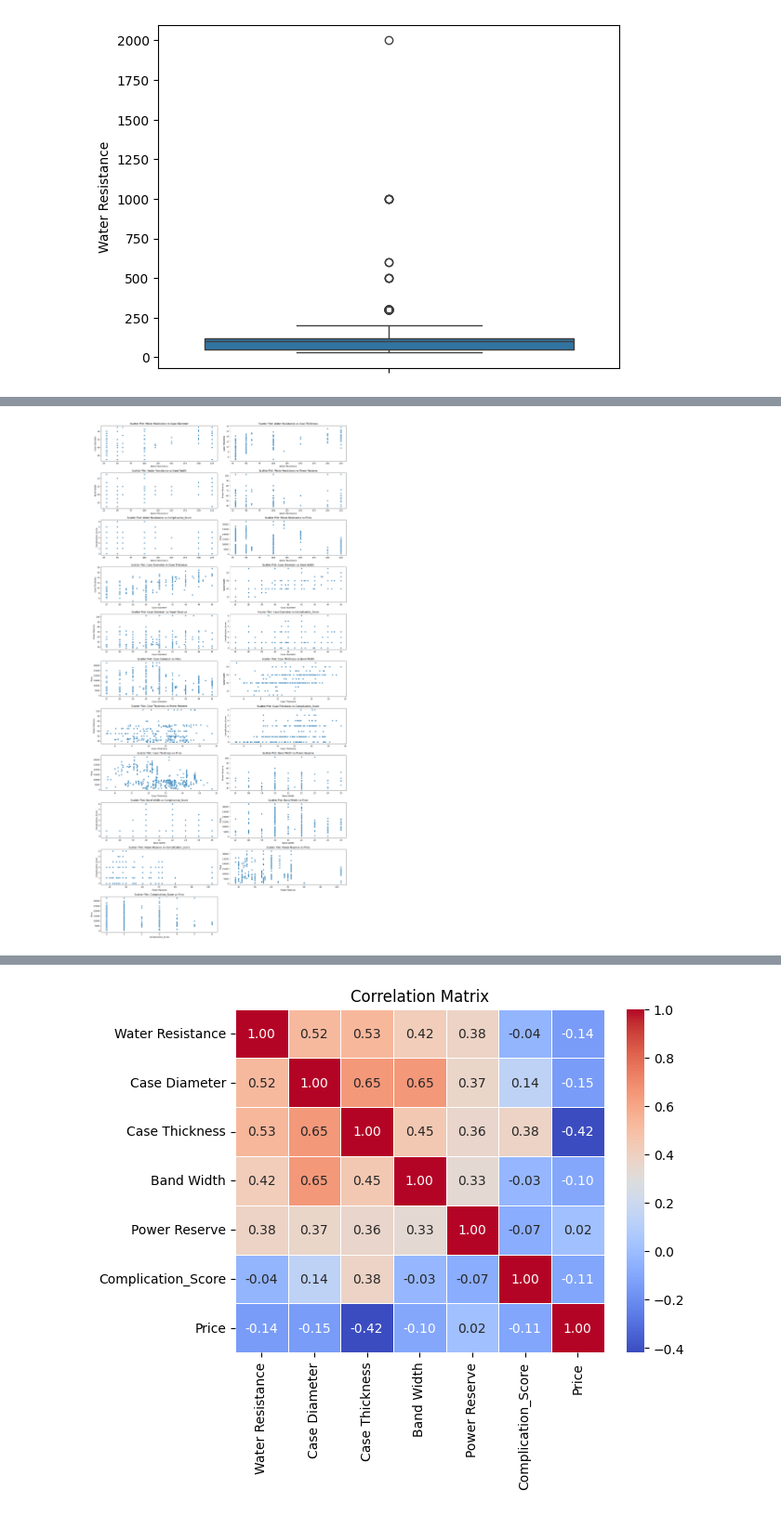
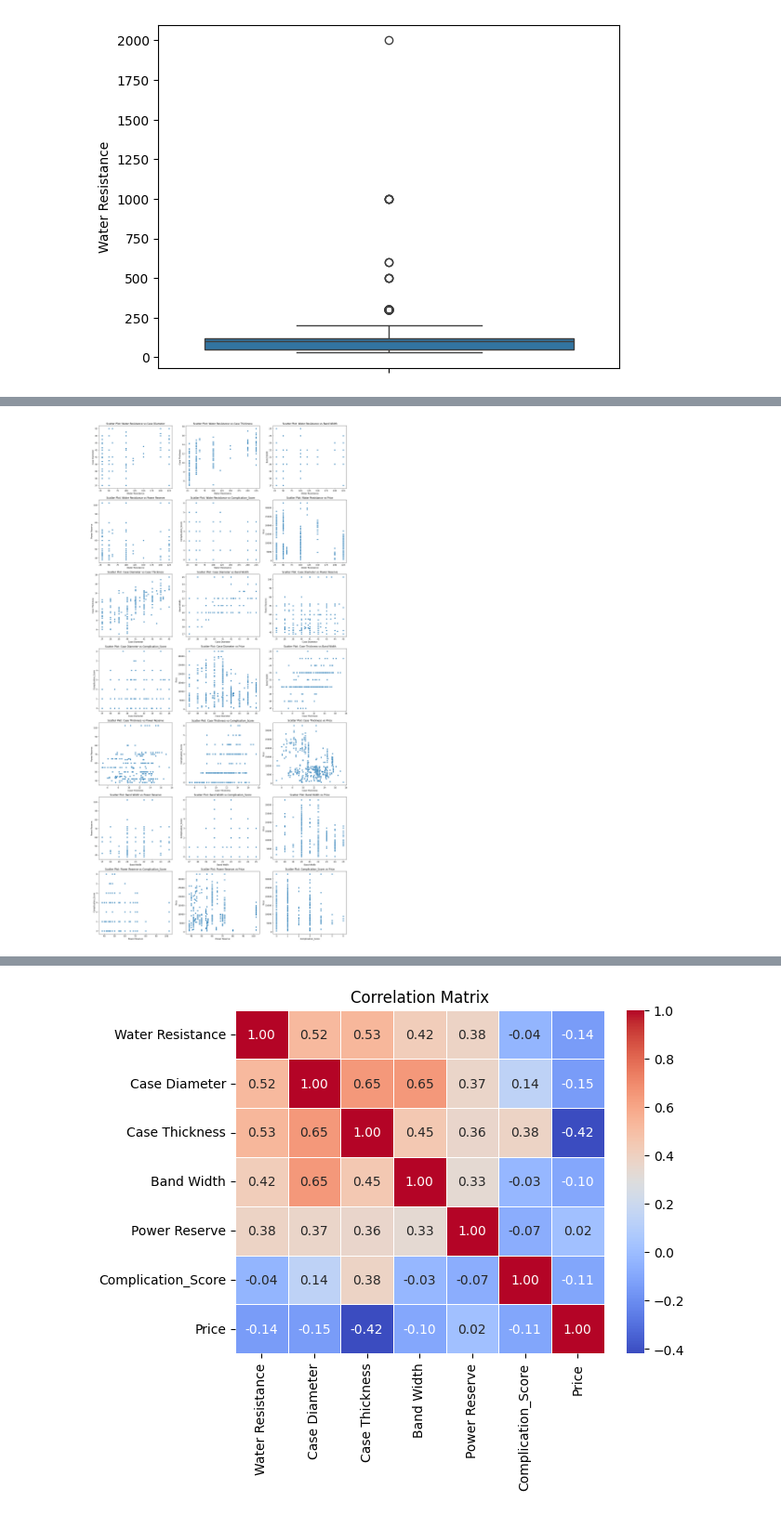
Before and after one commit to wbin04/WatchPricePrediction, a Jupyter notebook: Feature Engineering.ipynb, the cells around one changed output, grey strips where cells are left out. Shown at 93% size. Cells and saved outputs as stored; diff of their text form; code cells hidden in the pictures.

```diff
--- a/Feature Engineering.ipynb
+++ b/Feature Engineering.ipynb
@@ -4,7 +4,7 @@ import seaborn as sns
 import matplotlib.pyplot as plt
 import numpy as np
 # %%
-df = pd.read_csv('/content/drive/MyDrive/khdl/luxury_watches_preprocessed.csv')
+df = pd.read_csv('datasets/luxury_watches_preprocessed.csv')
 df.head()
 # %% [output]
 |  | Brand | Model | Case Material | Strap Material | Movement Type | Water Resistance | Case Diameter | ... |
@@ -35,7 +35,7 @@ for col in num_columns:
     df = clip_outliers(df, col)
 # %%
 num_plots = len(num_columns)
-n_rows = (num_plots // 3) + (num_plots % 3 > 0)
+n_rows = (num_plots // 4) + (num_plots % 4 > 0)
 fig, axes = plt.subplots(n_rows, 4, figsize=(18, 6))
 for i, col in enumerate(num_columns):
     row = i // 4
@@ -53,34 +53,34 @@ plt.show()
 # %%
 num_plots = len(num_columns) * (len(num_columns) - 1) // 2
 
-n_rows = (num_plots // 2) + (num_plots % 2 > 0)
-n_cols = 2
+n_rows = (num_plots // 3) + (num_plots % 3 > 0)
+n_cols = 3
 
 fig, axes = plt.subplots(n_rows, n_cols, figsize=(18,36))
 
 if n_rows == 1:
     axes = axes.reshape(1, 2)
 
 plot_idx = 0
 for i in range(len(num_columns)):
     for j in range(i + 1, len(num_columns)):
         x_col = num_columns[i]
         y_col = num_columns[j]
         row = plot_idx // n_cols
         col_idx = plot_idx % n_cols
         sns.scatterplot(x=df[x_col], y=df[y_col], ax=axes[row, col_idx])
         axes[row, col_idx].set_title(f'Scatter Plot: {x_col} vs {y_col}')
         axes[row, col_idx].set_xlabel(x_col)
         axes[row, col_idx].set_ylabel(y_col)
         plot_idx += 1
 
 for ax in axes.flatten()[plot_idx:]:
     ax.set_visible(False)
 
 plt.tight_layout()
 plt.show()
 # %% [output]
-[figure, old version]
+[figure, new version]
 # %%
 # for col in num_columns:
 #     print(f"\nColumn: {col}")
```
Also changed, not shown: parts of 37 cells of this notebook, 10 other files.
